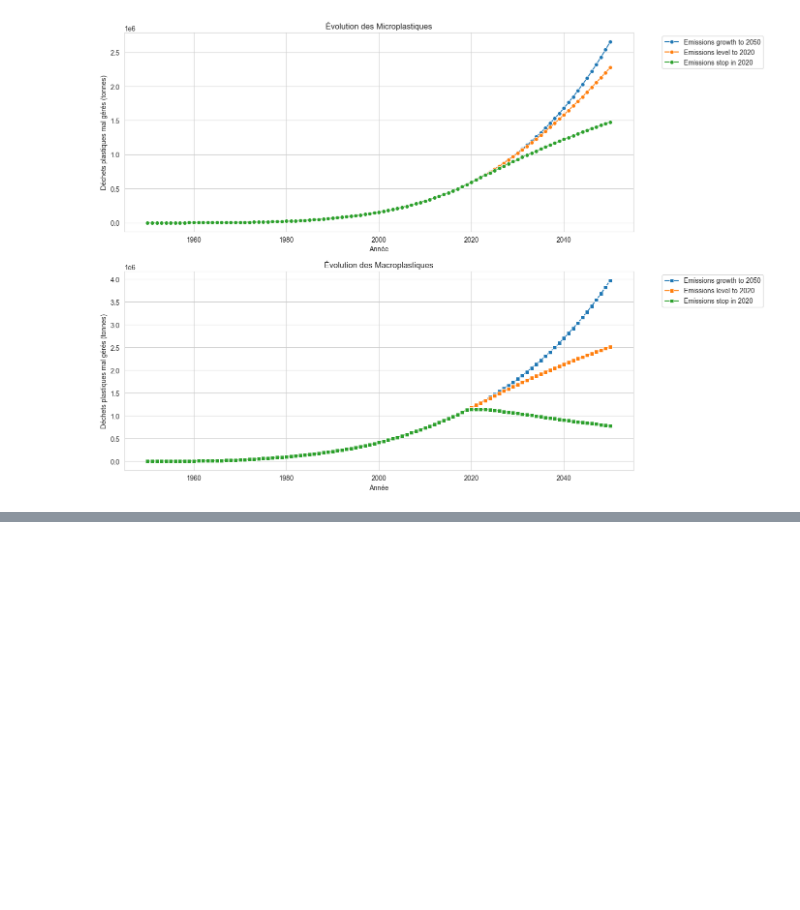
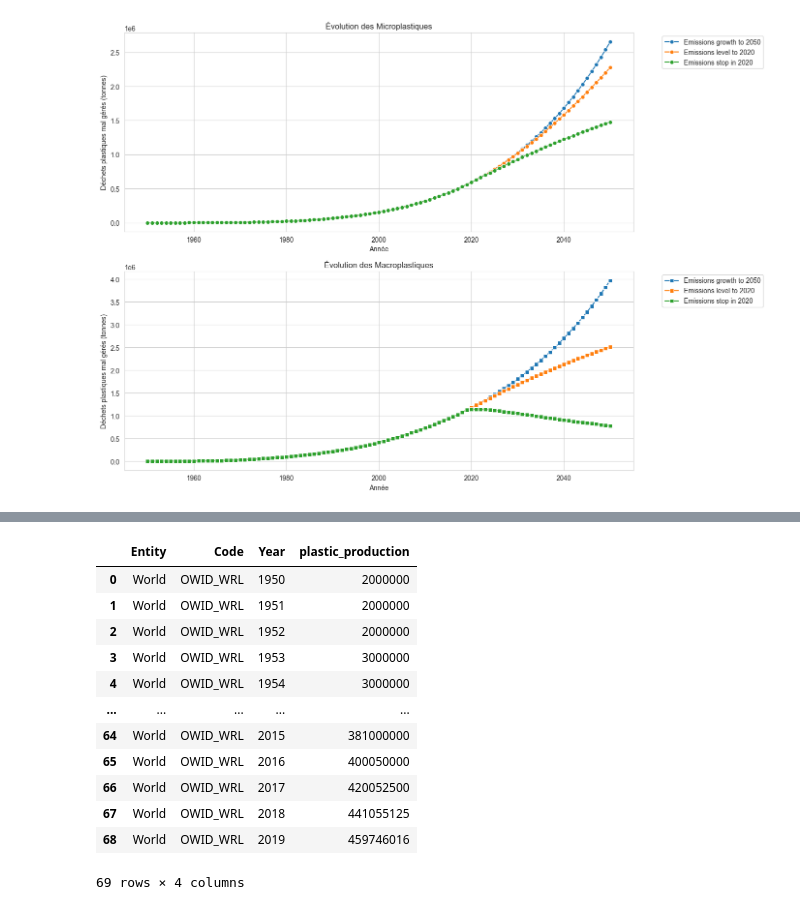
Before and after one commit to Juliendnte/OceanState_Analysis, a Jupyter notebook: oceanstate_analysis/notebooks/exploratory/plastic.ipynb, the cells around one changed output, grey strips where cells are left out. Drawn from its saved outputs; the diff is of its cells as text; code cells hidden in the pictures; blank space fills up the shorter version.

Commit message:
perf plastic analyse

```diff
--- a/oceanstate_analysis/notebooks/exploratory/plastic.ipynb
+++ b/oceanstate_analysis/notebooks/exploratory/plastic.ipynb
@@ -96,0 +114,17 @@ plt.show()
+# %%
+df_plastic_production = load_and_clean_plastic_production_data()
+df_plastic_production
+# %% [output]
+|  | Entity | Code | Year | plastic_production |
+| 0 | World | OWID_WRL | 1950 | 2000000 |
+| 1 | World | OWID_WRL | 1951 | 2000000 |
+| 2 | World | OWID_WRL | 1952 | 2000000 |
+| 3 | World | OWID_WRL | 1953 | 3000000 |
+| 4 | World | OWID_WRL | 1954 | 3000000 |
+| ... | ... | ... | ... | ... |
+| 64 | World | OWID_WRL | 2015 | 381000000 |
+| 65 | World | OWID_WRL | 2016 | 400050000 |
+| 66 | World | OWID_WRL | 2017 | 420052500 |
+| 67 | World | OWID_WRL | 2018 | 441055125 |
+| 68 | World | OWID_WRL | 2019 | 459746016 |
+69 rows × 4 columns
```
Also changed, not shown: parts of 3 cells of this notebook, 7 other files.
